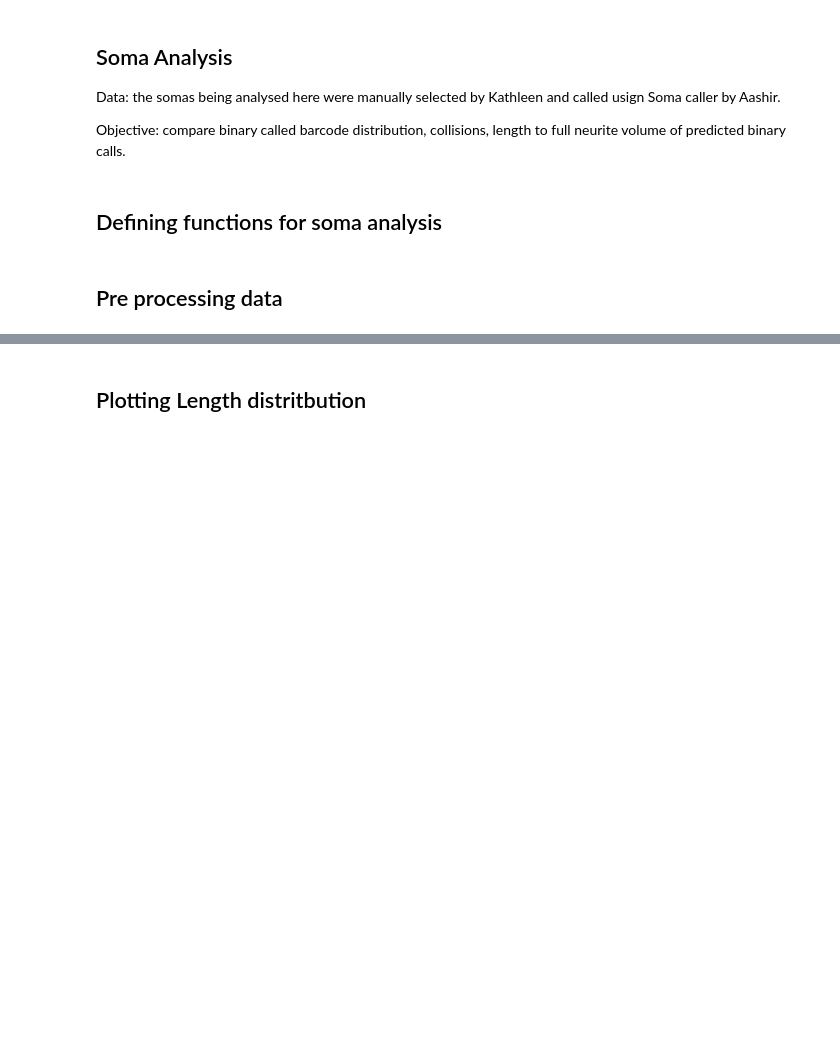
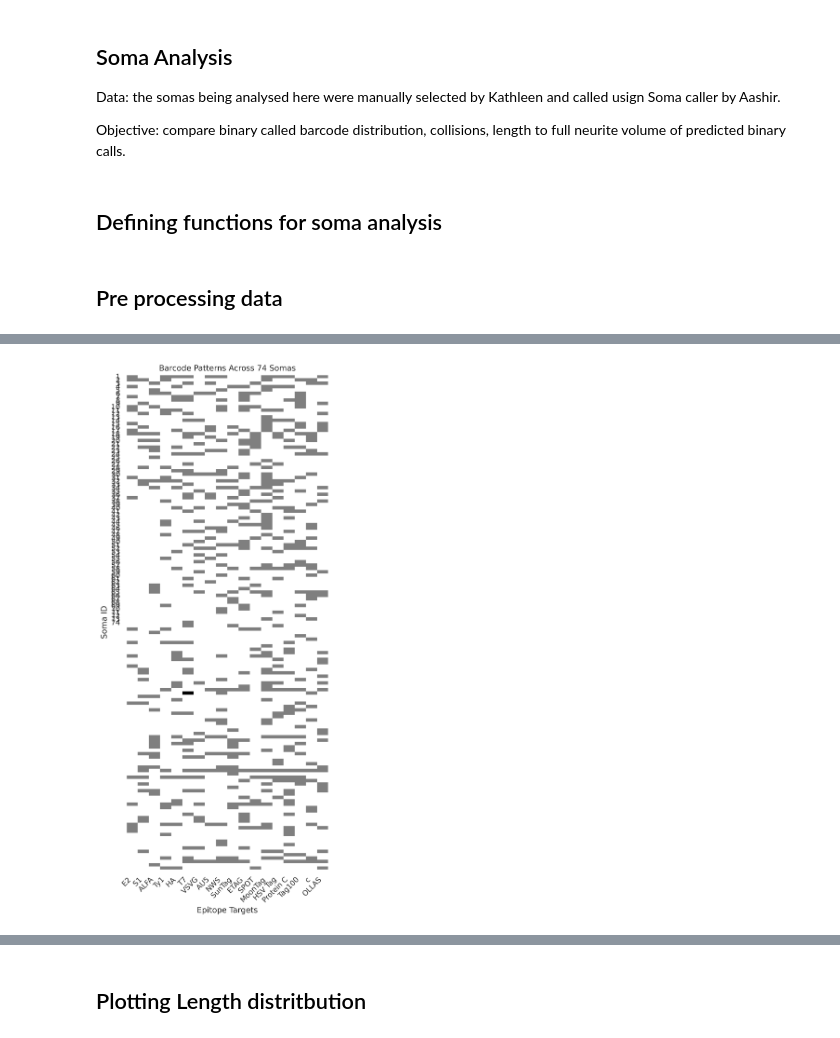
Before and after one commit to e11bio/Preprint-Barcode-Analysis, a Jupyter notebook: soma-analysis.ipynb, the cells around one changed output, grey strips where cells are left out. Drawn from its saved outputs; the diff is of its cells as text; code cells hidden in the pictures; blank space fills up the shorter version.

```diff
--- a/soma-analysis.ipynb
+++ b/soma-analysis.ipynb
@@ -446,0 +442,46 @@ array([[1, 0, 0, ..., 0, 0, 1],
+# %%
+import matplotlib.pyplot as plt
+import numpy as np
+import re
+
+# Assuming you already have soma_barcodes array of shape (74, 18)
+# If not, you'll need to create it from your processed_df
+
+# Extract simplified epitope names from target_channels
+simplified_labels = []
+for channel in target_channels:
+    # Extract just the epitope name (before the first hyphen)
+    match = re.match(r'([^-]+)', channel)
+    if match:
+        simplified_labels.append(match.group(1))
+    else:
+        simplified_labels.append(channel)  # Fallback
+
+# Create the visualization with elongated y-axis and slightly compressed x-axis
+plt.figure(figsize=(10, 12), dpi=500)  # Changed from (12, 10) to (10, 16) to elongate y-axis
+
+# Set aspect to stretch the y-axis
+plt.imshow(soma_barcodes, cmap='binary', interpolation='none', aspect=0.3)  # Added aspect=0.5 to stretch vertically
+
+# Turn off the grid
+plt.grid(False)
+
+# Set the x-axis labels (epitopes)
+plt.xticks(np.arange(len(simplified_labels)), simplified_labels, rotation=45, ha='right')
+
+# Set the y-axis labels (soma indices)
+plt.yticks(np.arange(74), np.arange(1, 75))
+
+plt.title('Barcode Patterns Across 74 Somas')
+plt.xlabel('Epitope Targets')
+plt.ylabel('Soma ID')
+
+# Adjust layout to prevent clipping of labels
+plt.tight_layout()
+
+# Save the figure if needed
+# plt.savefig('soma_barcodes_visualization.png', dpi=300, bbox_inches='tight')
+
+plt.show()
+# %% [output]
+[figure, added]
```
Also changed, not shown: parts of 14 cells of this notebook, 3 other files.
